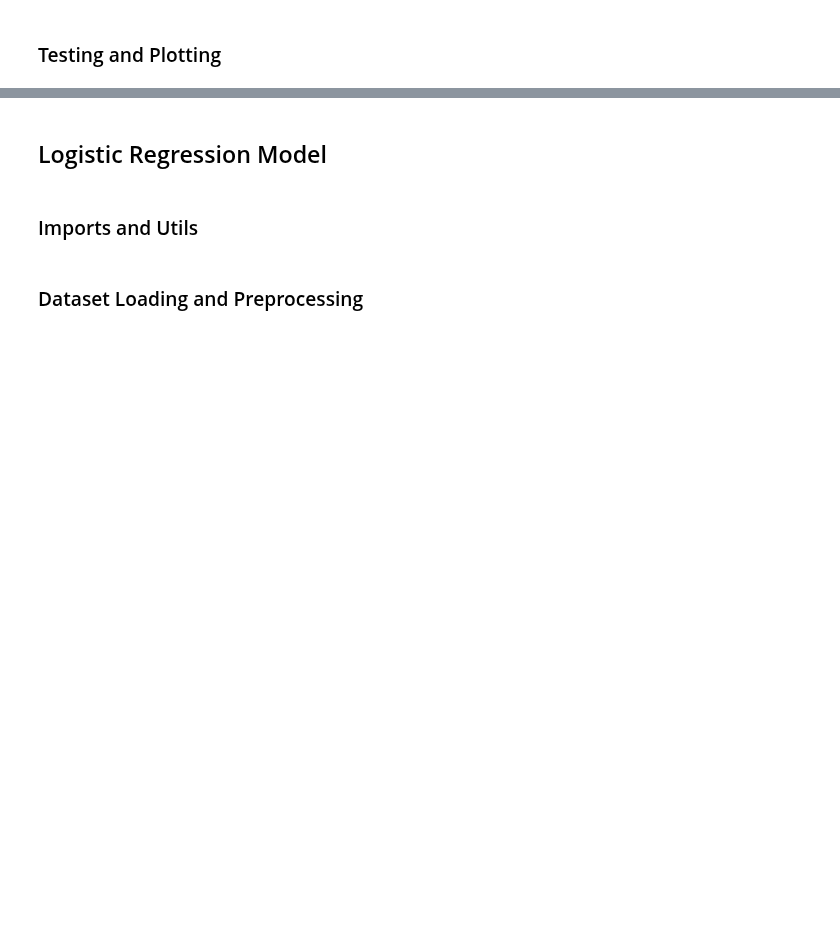
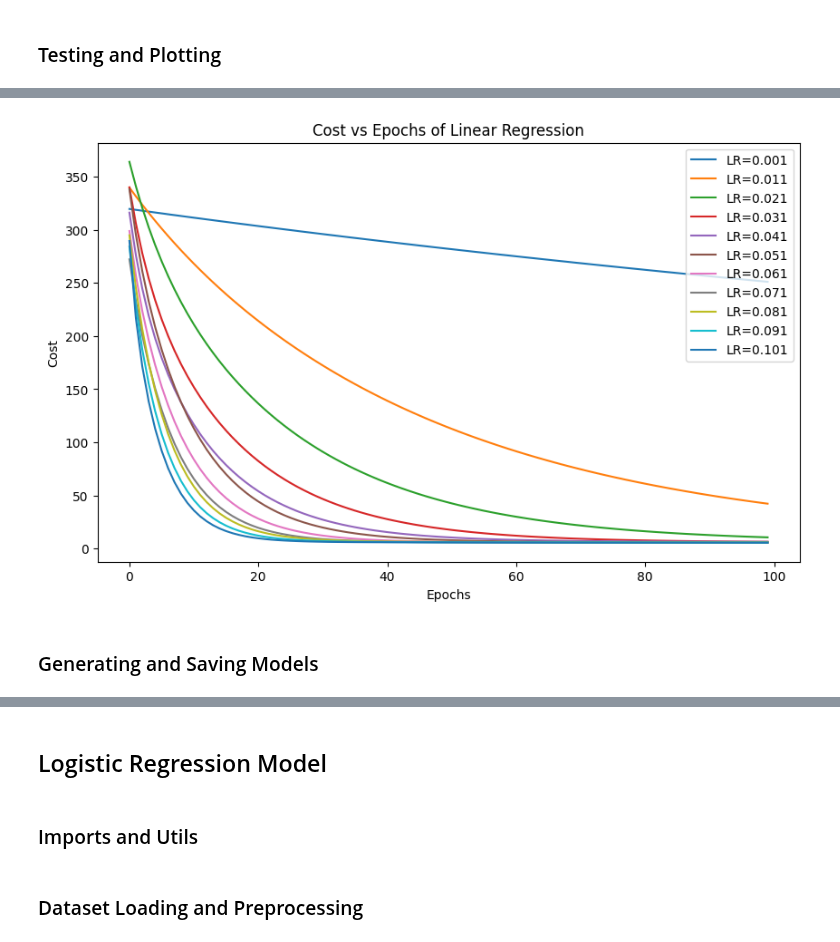
Before and after one commit to Demolus13/Machine-Learning-Models, a Jupyter notebook: Linear & Logistic Regression/ModelLR.ipynb, the cells around one changed output, grey strips where cells are left out. Cells and saved outputs as stored; diff of their text form; code cells hidden in the pictures; blank space fills up the shorter version.

```diff
--- a/Linear & Logistic Regression/ModelLR.ipynb
+++ b/Linear & Logistic Regression/ModelLR.ipynb
@@ -280,0 +364,15 @@ Test MSE: 11.610190391540527
+# %%
+# Plotting the cost
+plt.figure(figsize=(10, 6))
+for lr in Costs.columns:
+    plt.plot(Costs[lr], label=f'LR={round(lr, 3)}')
+
+plt.title('Cost vs Epochs of Linear Regression')
+plt.xlabel('Epochs')
+plt.ylabel('Cost')
+plt.legend()
+plt.show()
+# %% [output]
+[figure, added]
+# %% [markdown]
+### Generating and Saving Models
```
Also changed, not shown: parts of 10 cells of this notebook, 1 other file.
